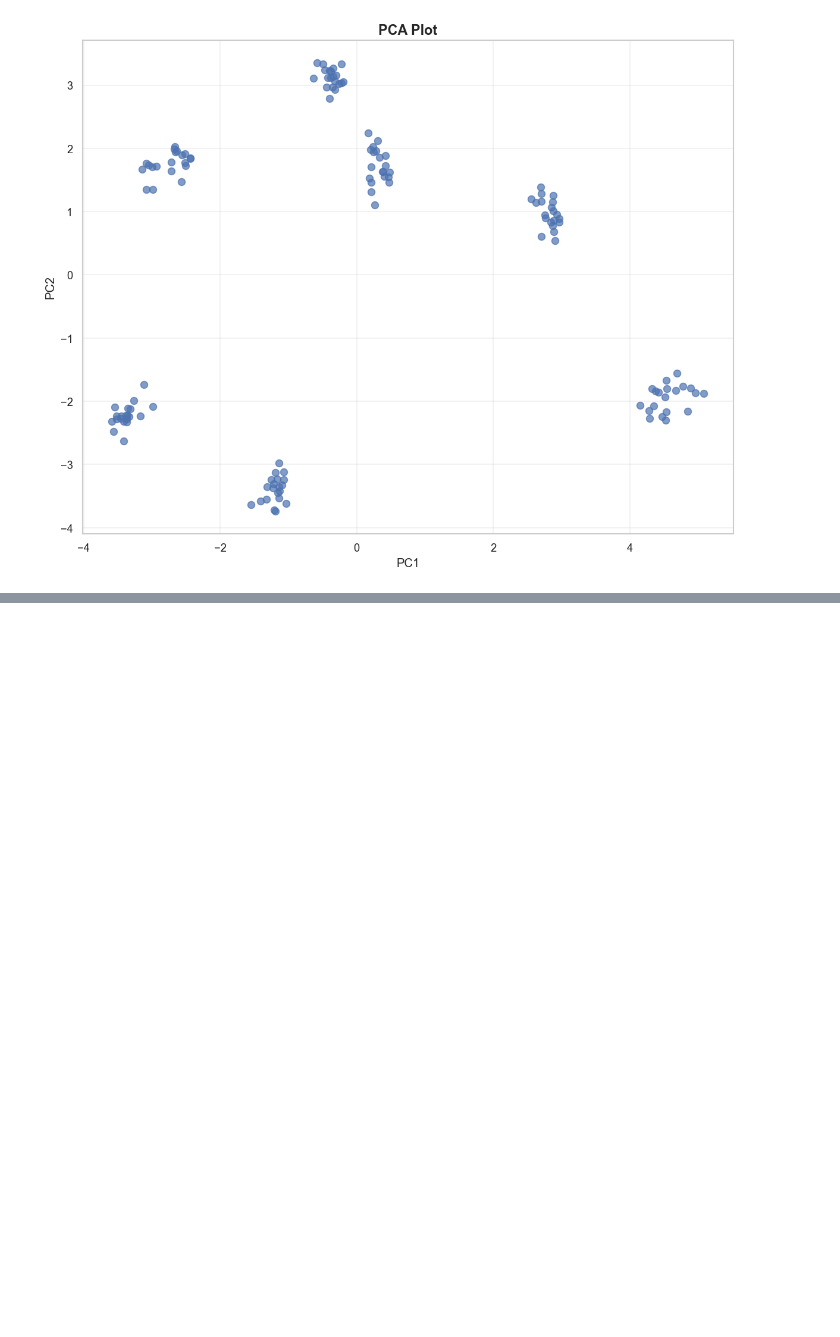
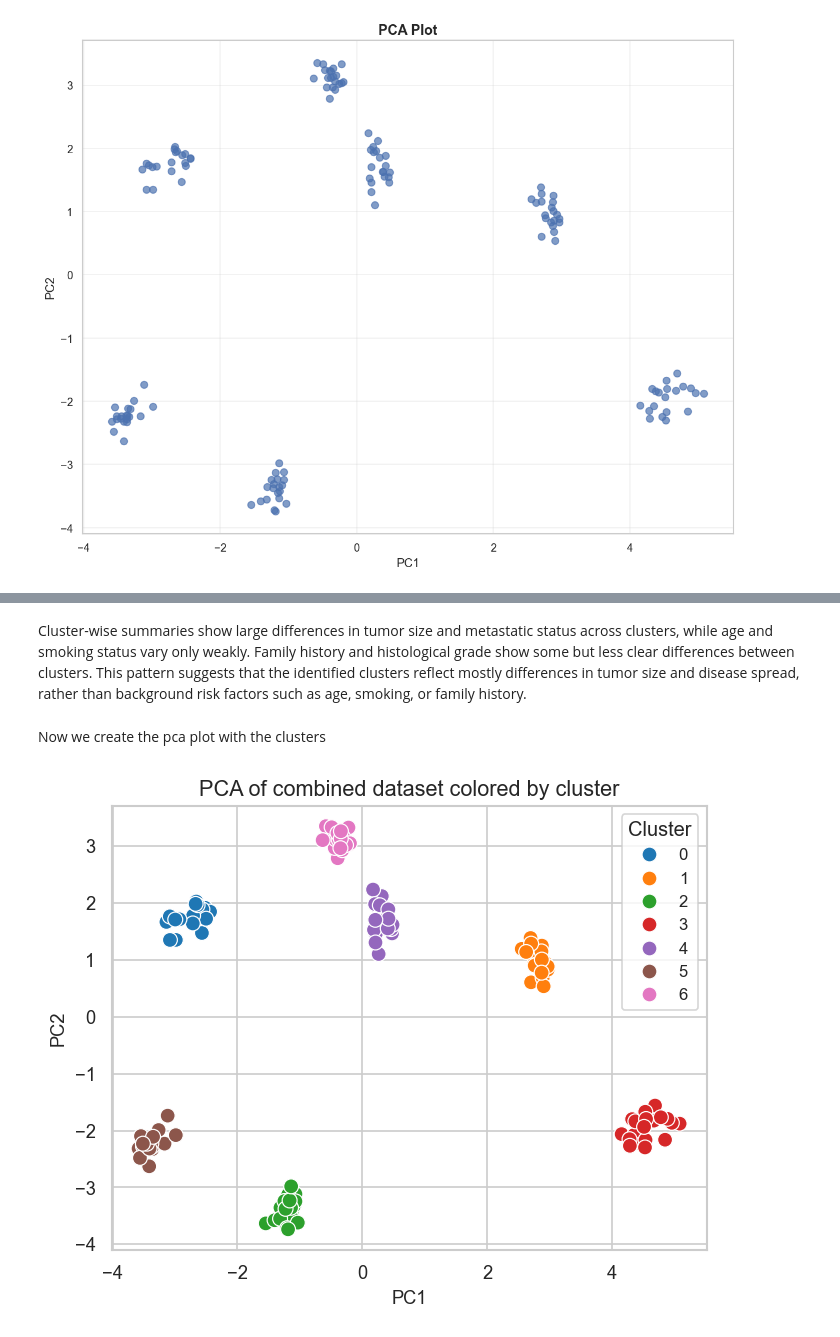
Before and after one commit to Schoggi-Mimi/omics_2025, a Jupyter notebook: Marc_playground.ipynb, the cells around one changed output, grey strips where cells are left out. Saved outputs shown, nothing was run; the diff lists cells and outputs as text; code cells hidden in the pictures; blank space fills up the shorter version.

```diff
--- a/Marc_playground.ipynb
+++ b/Marc_playground.ipynb
@@ -254,0 +400,6 @@ plt.show()
+# %%
+km_final = KMeans(n_clusters=7, random_state=42, n_init=10)
+km_final.fit(X_pca_combined)
+final_labels = pd.Series(km_final.labels_, index=X_pca_combined.index, name="Cluster")
+cluster_counts = final_labels.value_counts().sort_index()
+cluster_counts
@@ -254,0 +447,21 @@ plt.show()
+# %% [markdown]
+Cluster-wise summaries show large differences in tumor size and metastatic status across clusters, while age and smoking status vary only weakly. Family history and histological grade show some but less clear differences between clusters.
+This pattern suggests that the identified clusters reflect mostly differences in tumor size and disease spread, rather than background risk factors such as age, smoking, or family history.
+# %% [markdown]
+Now we create the pca plot with the clusters
+# %%
+pca_plot_df = pca_df.iloc[:, :2].copy()
+pca_plot_df["Cluster"] = final_labels
+
+sns.scatterplot(
+    data=pca_plot_df,
+    x="PC1",
+    y="PC2",
+    hue="Cluster",
+    palette="tab10",
+    s=80
+)
+plt.title("PCA of combined dataset colored by cluster")
+plt.show()
+# %% [output]
+[figure, added]
```
Also changed, not shown: parts of 20 cells of this notebook.
